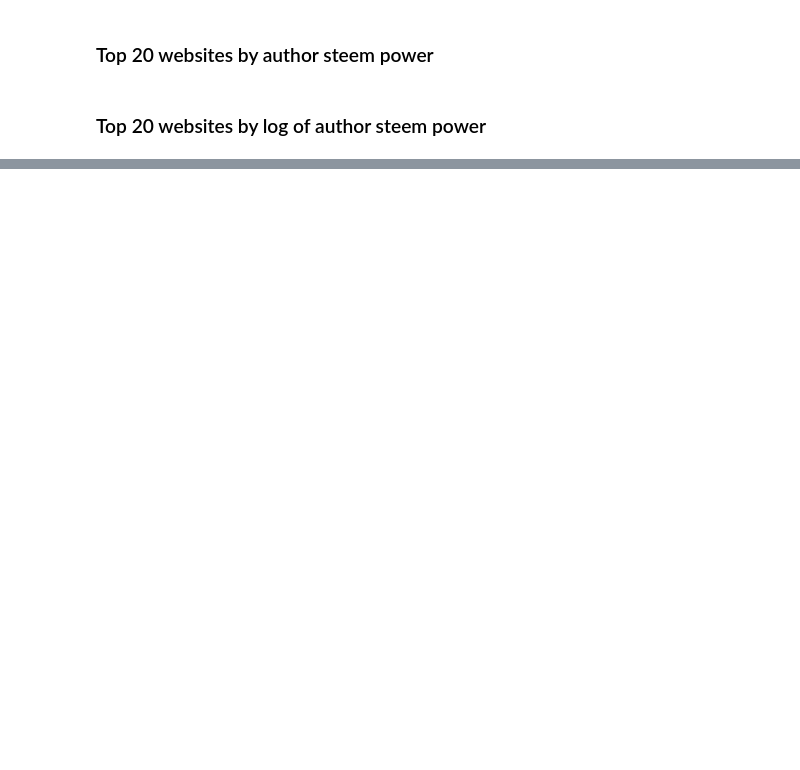
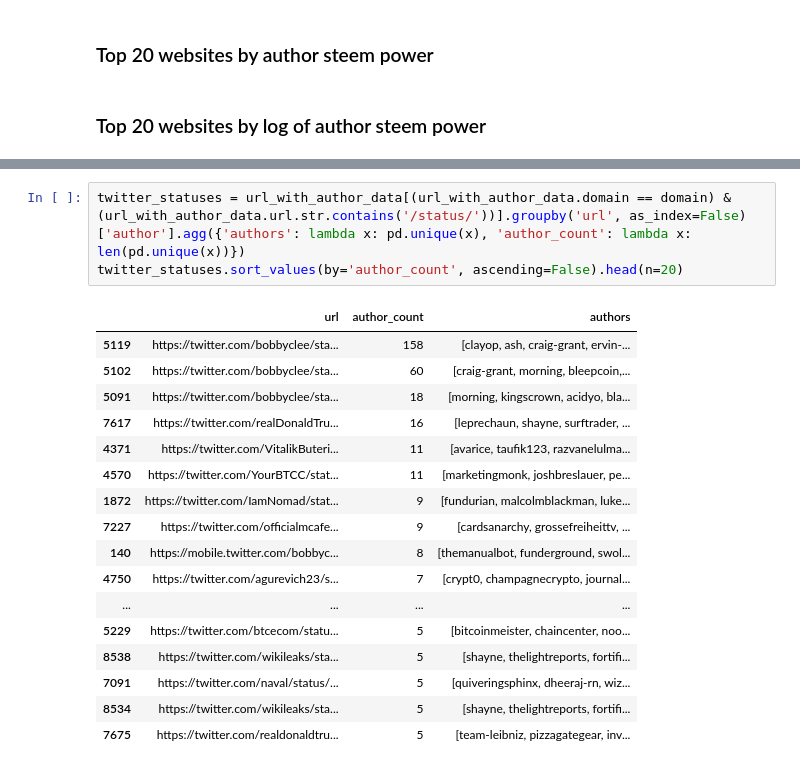
Before and after one commit to codewithcheese/steem-mentions, a Jupyter notebook: Most mentioned websites.ipynb, the cells around one changed output, grey strips where cells are left out. Drawn from its saved outputs; the diff is of its cells as text; blank space fills up the shorter version.

```diff
--- a/Most mentioned websites.ipynb
+++ b/Most mentioned websites.ipynb
@@ -218,0 +327,21 @@ url_with_author_data.loc[url_with_author_data.domain=='tradingview.com']
+# %%
+twitter_statuses = url_with_author_data[(url_with_author_data.domain == domain) & (url_with_author_data.url.str.contains('/status/'))].groupby('url', as_index=False)['author'].agg({'authors': lambda x: pd.unique(x), 'author_count': lambda x: len(pd.unique(x))})
+twitter_statuses.sort_values(by='author_count', ascending=False).head(n=20)
+# %% [output]
+|  | url | author_count | authors |
+| 5119 | https://twitter.com/bobbyclee/sta... | 158 | [clayop, ash, craig-grant, ervin-... |
+| 5102 | https://twitter.com/bobbyclee/sta... | 60 | [craig-grant, morning, bleepcoin,... |
+| 5091 | https://twitter.com/bobbyclee/sta... | 18 | [morning, kingscrown, acidyo, bla... |
+| 7617 | https://twitter.com/realDonaldTru... | 16 | [leprechaun, shayne, surftrader, ... |
+| 4371 | https://twitter.com/VitalikButeri... | 11 | [avarice, taufik123, razvanelulma... |
+| 4570 | https://twitter.com/YourBTCC/stat... | 11 | [marketingmonk, joshbreslauer, pe... |
+| 1872 | https://twitter.com/IamNomad/stat... | 9 | [fundurian, malcolmblackman, luke... |
+| 7227 | https://twitter.com/officialmcafe... | 9 | [cardsanarchy, grossefreiheittv, ... |
+| 140 | https://mobile.twitter.com/bobbyc... | 8 | [themanualbot, funderground, swol... |
+| 4750 | https://twitter.com/agurevich23/s... | 7 | [crypt0, champagnecrypto, journal... |
+| ... | ... | ... | ... |
+| 5229 | https://twitter.com/btcecom/statu... | 5 | [bitcoinmeister, chaincenter, noo... |
+| 8538 | https://twitter.com/wikileaks/sta... | 5 | [shayne, thelightreports, fortifi... |
+| 7091 | https://twitter.com/naval/status/... | 5 | [quiveringsphinx, dheeraj-rn, wiz... |
+| 8534 | https://twitter.com/wikileaks/sta... | 5 | [shayne, thelightreports, fortifi... |
+| 7675 | https://twitter.com/realdonaldtru... | 5 | [team-leibniz, pizzagategear, inv... |
```
Also changed, not shown: parts of 80 cells of this notebook.
